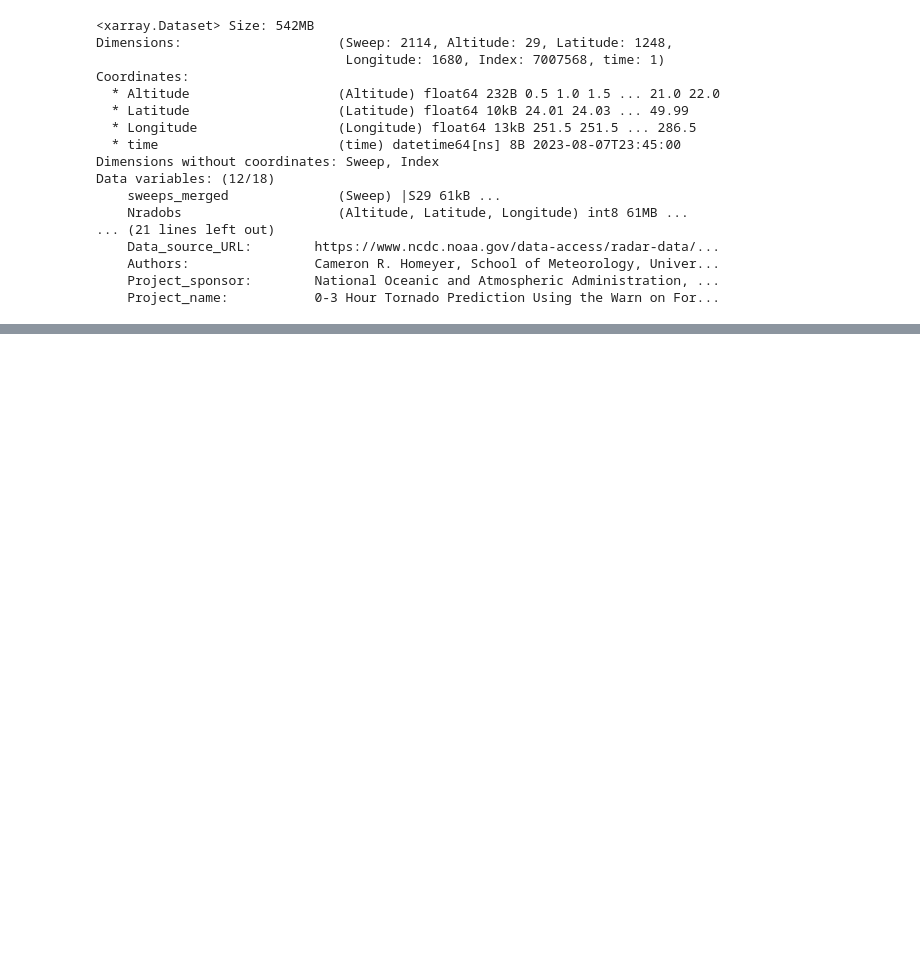
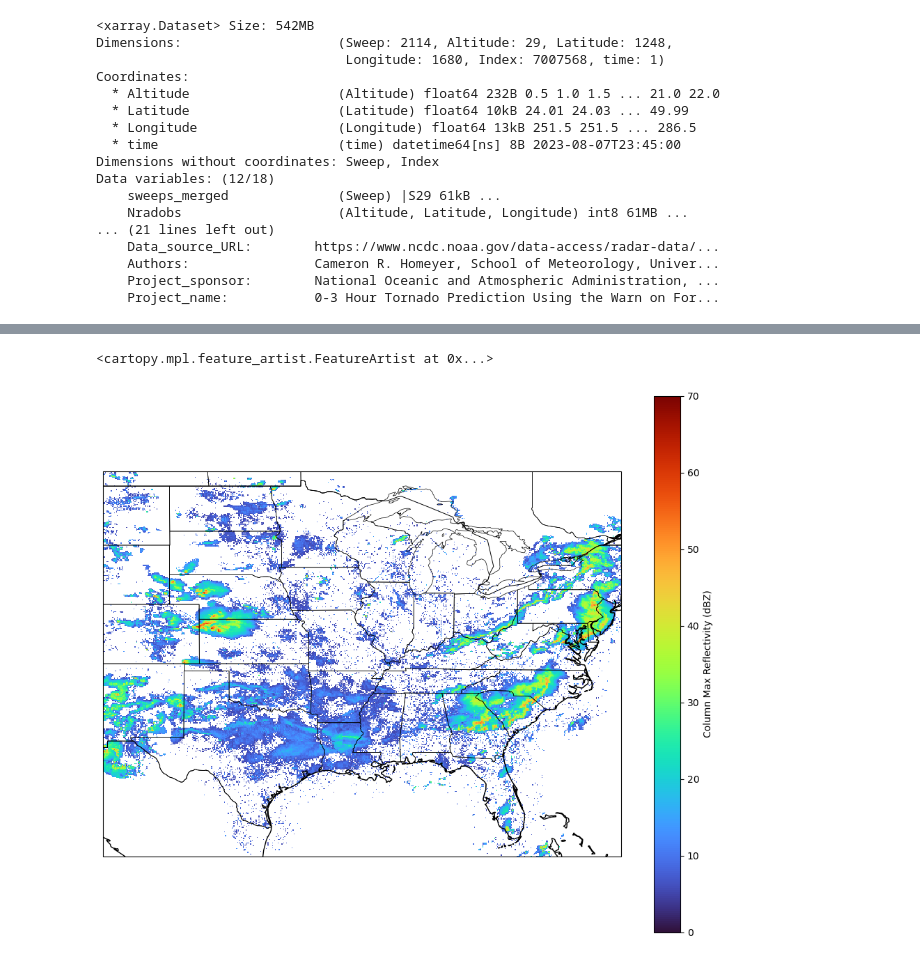
Before and after one commit to ajcolgat/proto-cookbook, a Jupyter notebook: notebooks/notebook1.ipynb, the cells around one changed output, grey strips where cells are left out. Drawn from its saved outputs; the diff is of its cells as text; code cells hidden in the pictures; blank space fills up the shorter version.

```diff
--- a/notebooks/notebook1.ipynb
+++ b/notebooks/notebook1.ipynb
@@ -76,0 +96,17 @@ TypeError: No numeric data to plot.
+# %%
+# --- Plot background (Column-Max Reflectivity) ---
+fig, ax = plt.subplots(subplot_kw={'projection': ccrs.PlateCarree()}, figsize=(12, 10))
+
+# --- Plot background (Column-Max Reflectivity) ---
+pcm = ax.pcolormesh(lon_grid, lat_grid, colmax_ds,
+                    cmap='turbo', vmin=0, vmax=70, shading='auto',
+                    transform=ccrs.PlateCarree())
+plt.colorbar(pcm, ax=ax, label="Column Max Reflectivity (dBZ)")
+
+# Map features
+ax.add_feature(cfeature.STATES.with_scale('50m'), linewidth=0.5)
+ax.add_feature(cfeature.BORDERS.with_scale('50m'), linewidth=0.7)
+ax.coastlines(resolution='50m')
+# %% [output]
+<cartopy.mpl.feature_artist.FeatureArtist at 0x...>
+[figure, added]
```
Also changed, not shown: parts of 3 cells of this notebook.
